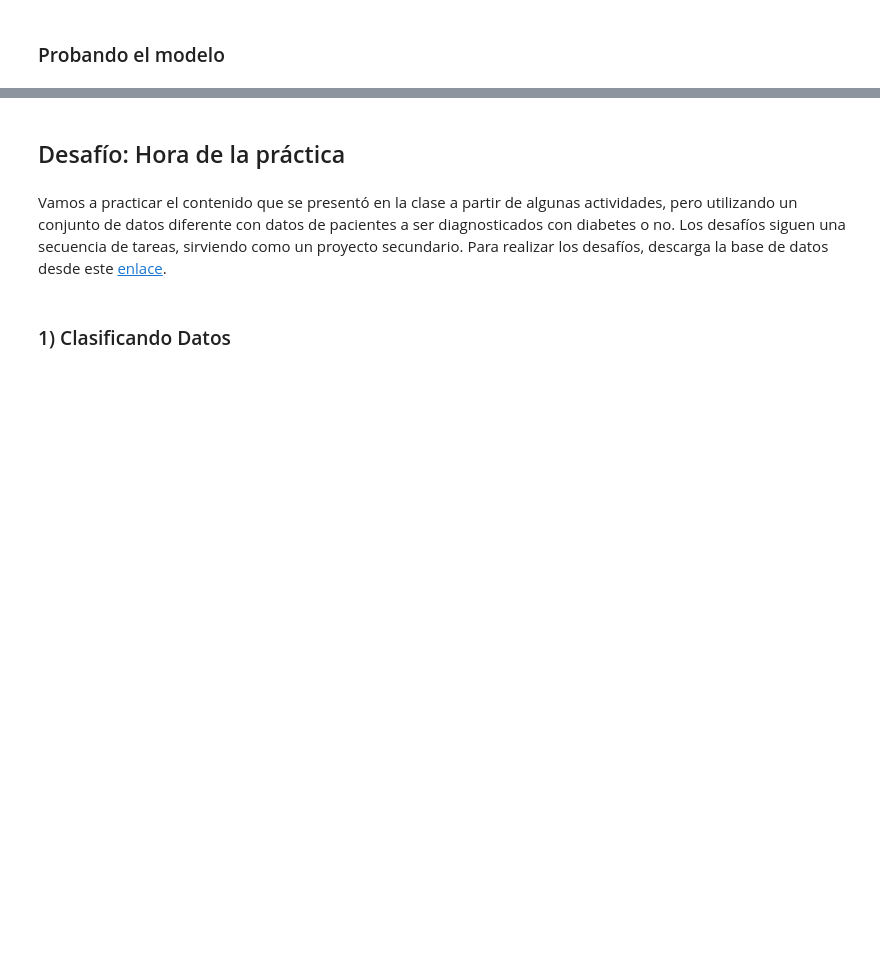
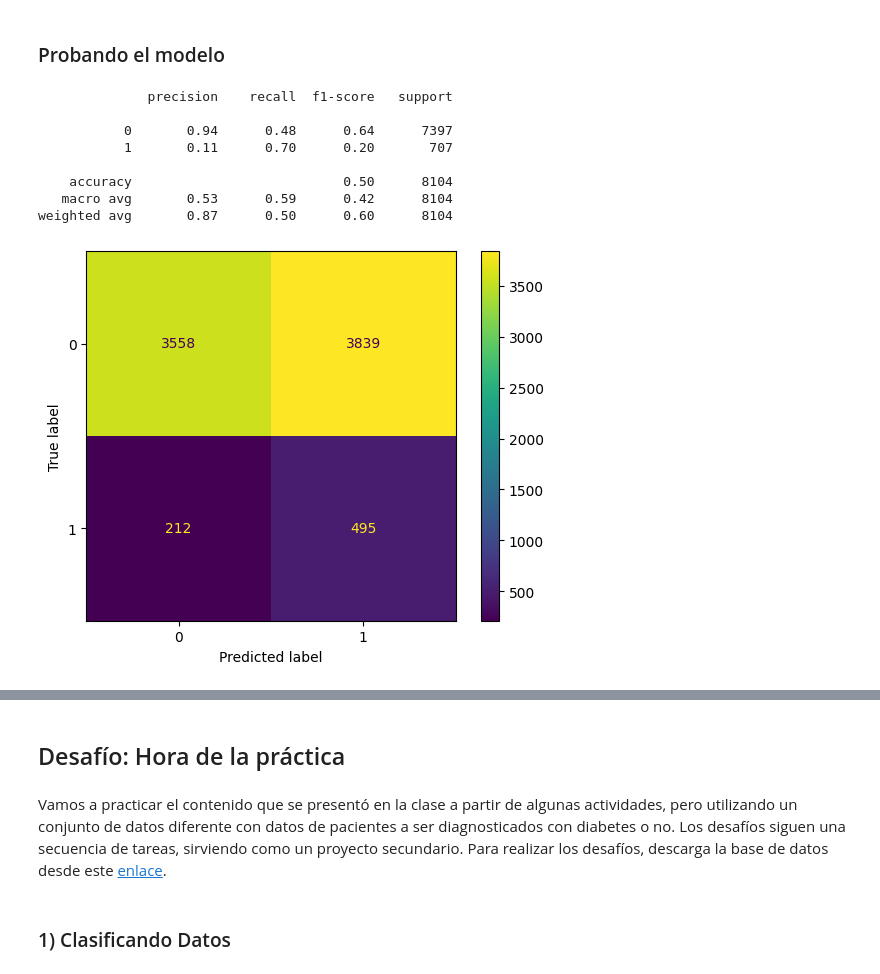
Before and after one commit to DanielRaiicHu/clasificacion_validacion_y_metricas, a Jupyter notebook: Clasificacion_validacion_y_metricas.ipynb, the cells around one changed output, grey strips where cells are left out. Cells and saved outputs as stored; diff of their text form; code cells hidden in the pictures; blank space fills up the shorter version.

```diff
--- a/Clasificacion_validacion_y_metricas.ipynb
+++ b/Clasificacion_validacion_y_metricas.ipynb
@@ -1168,0 +1470,34 @@ https://imbalanced-learn.org/stable/references/generated/imblearn.under_sampling
+# %%
+# Instanciar nuestro undersample
+
+# Importamos el método NearMiss para aplicar undersampling en nuestro conjunto de datos
+# NearMiss selecciona ejemplos de la clase mayoritaria que están más cerca de la clase minoritaria
+undersample = NearMiss(version=3)
+
+# Aplicamos undersampling para balancear las clases (X → características, y → etiquetas)
+x_balanceada, y_balanceada = undersample.fit_resample(X, y)
+# %%
+# Creamos nuestro modelo de árbol de decisión con una profundidad máxima de 10
+modelo = DecisionTreeClassifier(max_depth=10)
+
+# Entrenamos el modelo con los datos balanceados
+modelo.fit(x_balanceada, y_balanceada)
+
+# Realizamos predicciones usando el conjunto de prueba original
+y_previsto = modelo.predict(X_test)
+
+# Mostramos las métricas de evaluación: precisión, recall, f1-score y soporte
+print(classification_report(y_test, y_previsto))
+
+# Mostramos la matriz de confusión para visualizar el rendimiento del modelo
+ConfusionMatrixDisplay.from_predictions(y_test, y_previsto);
+# %% [output]
+              precision    recall  f1-score   support
+
+           0       0.94      0.48      0.64      7397
+           1       0.11      0.70      0.20       707
+
+    accuracy                           0.50      8104
+   macro avg       0.53      0.59      0.42      8104
+weighted avg       0.87      0.50      0.60      8104
+[figure, added]
```
Also changed, not shown: parts of 32 cells of this notebook.
